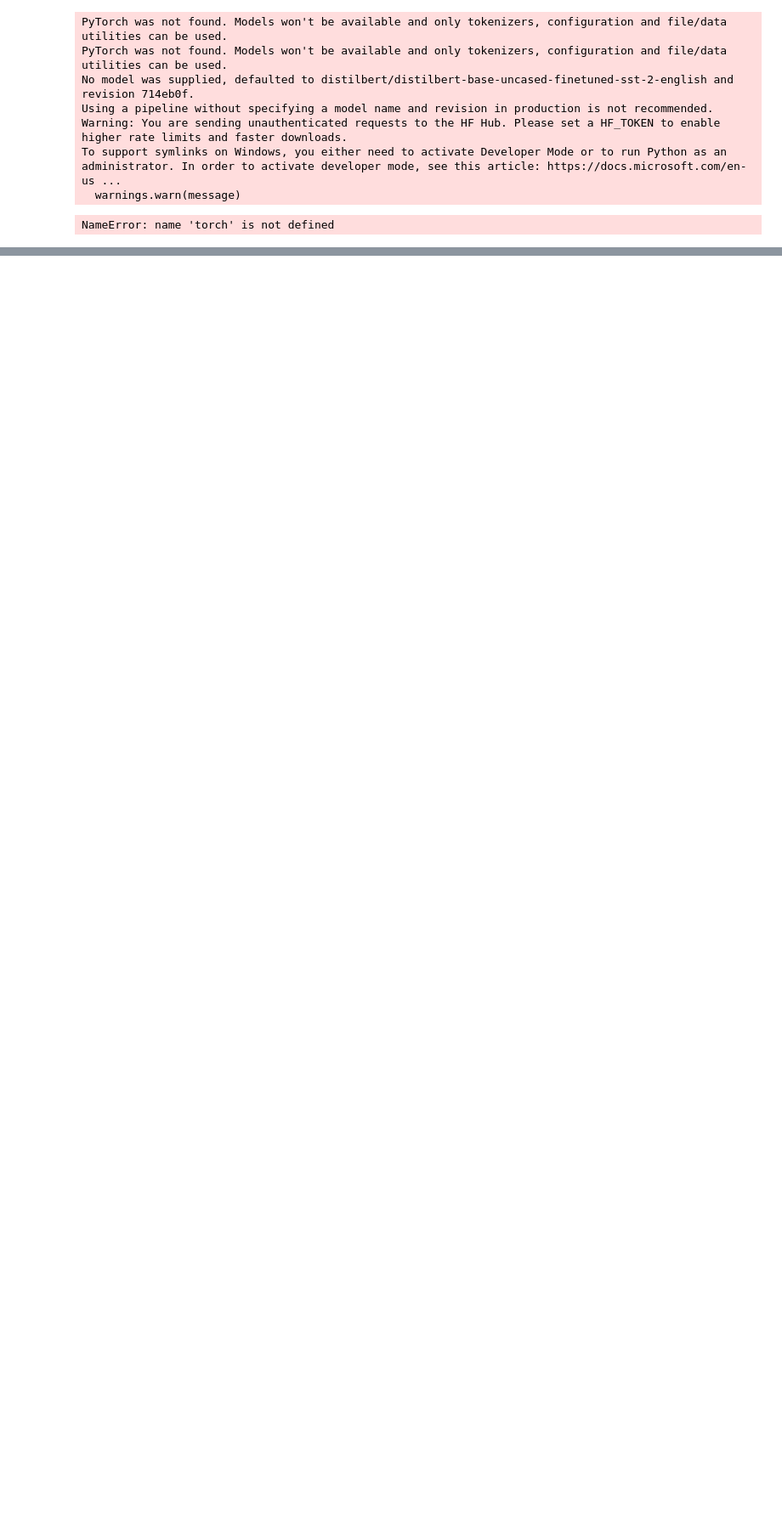
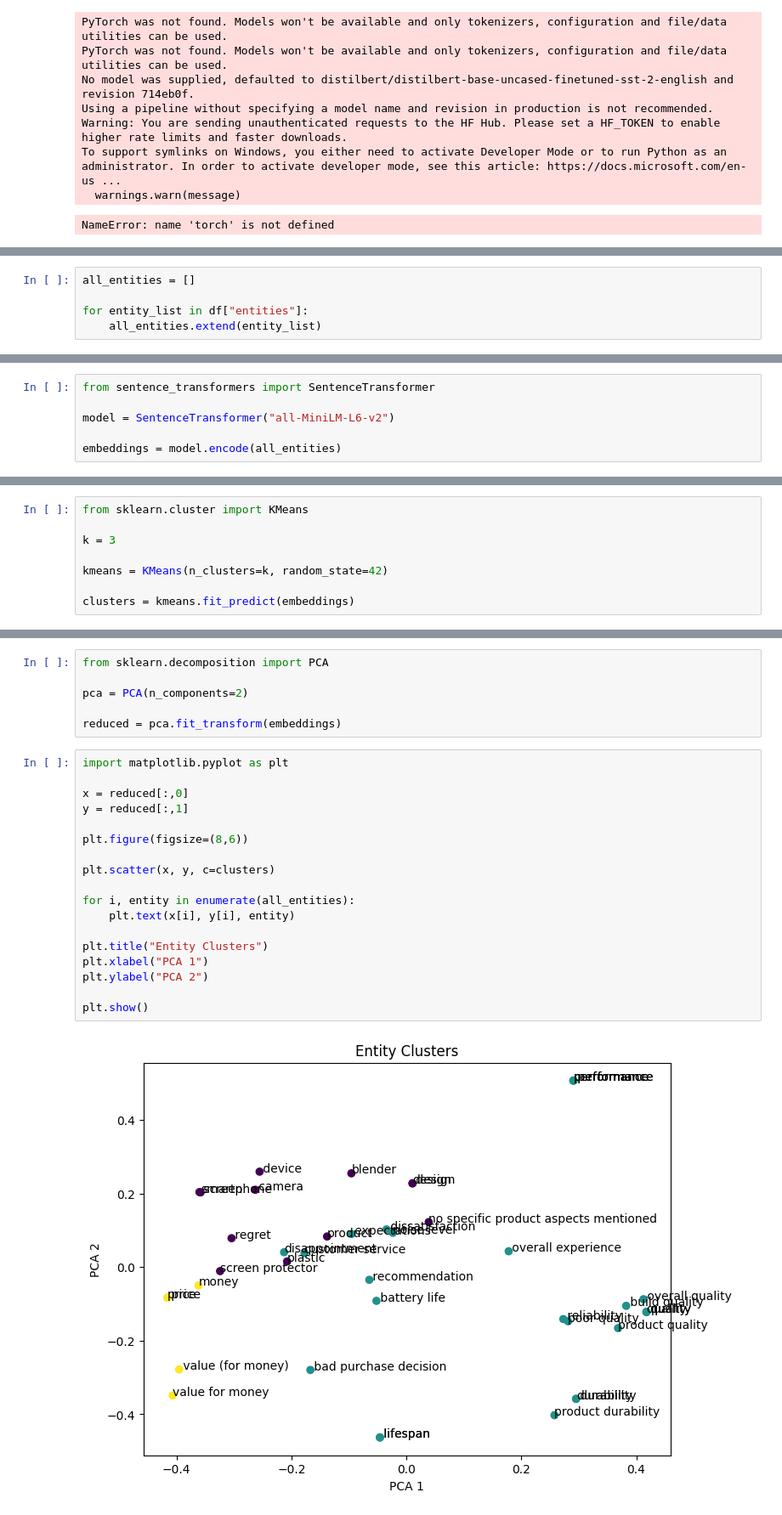
Before and after one commit to CodeByKiran/LLM_engineering, a Jupyter notebook: notebooks/nlp_tasks.ipynb, the cells around one changed output, grey strips where cells are left out. Shown at 85% size. Saved outputs shown, nothing was run; the diff lists cells and outputs as text; blank space fills up the shorter version.

```diff
--- a/notebooks/nlp_tasks.ipynb
+++ b/notebooks/nlp_tasks.ipynb
@@ -323,0 +583,5 @@ NameError: name 'torch' is not defined
+# %%
+all_entities = []
+
+for entity_list in df["entities"]:
+    all_entities.extend(entity_list)
@@ -323,0 +640,6 @@ NameError: name 'torch' is not defined
+# %%
+from sentence_transformers import SentenceTransformer
+
+model = SentenceTransformer("all-MiniLM-L6-v2")
+
+embeddings = model.encode(all_entities)
@@ -323,0 +654,8 @@ NameError: name 'torch' is not defined
+# %%
+from sklearn.cluster import KMeans
+
+k = 3
+
+kmeans = KMeans(n_clusters=k, random_state=42)
+
+clusters = kmeans.fit_predict(embeddings)
@@ -323,0 +689,26 @@ NameError: name 'torch' is not defined
+# %%
+from sklearn.decomposition import PCA
+
+pca = PCA(n_components=2)
+
+reduced = pca.fit_transform(embeddings)
+# %%
+import matplotlib.pyplot as plt
+
+x = reduced[:,0]
+y = reduced[:,1]
+
+plt.figure(figsize=(8,6))
+
+plt.scatter(x, y, c=clusters)
+
+for i, entity in enumerate(all_entities):
+    plt.text(x[i], y[i], entity)
+
+plt.title("Entity Clusters")
+plt.xlabel("PCA 1")
+plt.ylabel("PCA 2")
+
+plt.show()
+# %% [output]
+[figure, added]
```
Also changed, not shown: parts of 22 cells of this notebook, 1 other file.
